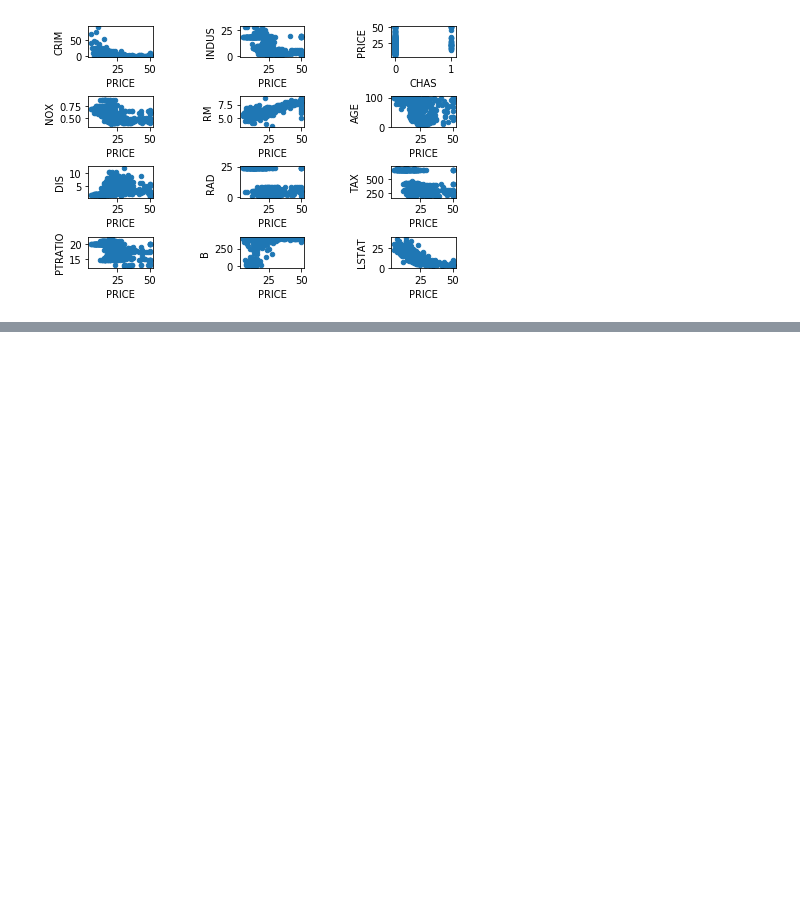
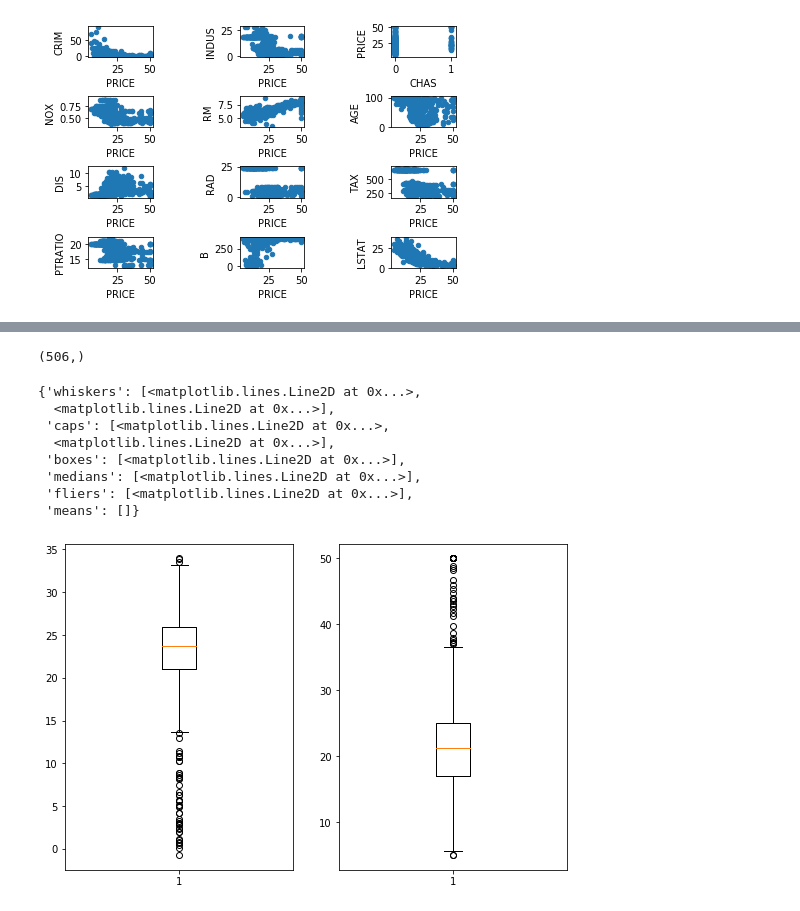
Before and after one commit to shanecanny1/Machine-Learning-and-Statistics-Project, a Jupyter notebook: Machine Learning Project Boston House Prices.ipynb, the cells around one changed output, grey strips where cells are left out. Drawn from its saved outputs; the diff is of its cells as text; code cells hidden in the pictures; blank space fills up the shorter version.

Commit message:
Created a neural network with all columns as inputs, converted df to list to arrays to create box plots

```diff
--- a/Machine Learning Project Boston House Prices.ipynb
+++ b/Machine Learning Project Boston House Prices.ipynb
@@ -346,0 +333,13 @@ sns.catplot(x="PRICE", y="NOX", hue="CHAS", kind="bar", data=house)
+# %%
+## Creating a Neural Network ##
+
+m=ks.models.Sequential()
+m.add(ks.layers.Dense(10,input_dim=13, activation='linear'))
+m.add(ks.layers.Dense(10, activation='linear'))
+m.add(ks.layers.Dense(1, activation='linear'))
+# %%
+m.compile(loss='mean_squared_error',optimizer='adam')
+# %%
+## Training the Neural Network ##
+
+m.fit(inputs,outputs,epochs=10,batch_size=11)
@@ -346,0 +388,2 @@ sns.catplot(x="PRICE", y="NOX", hue="CHAS", kind="bar", data=house)
+# %%
+Predicted_Price= m.predict(inputs)
@@ -346,0 +444,22 @@ sns.catplot(x="PRICE", y="NOX", hue="CHAS", kind="bar", data=house)
+# %%
+r.shape
+# %% [output]
+(506,)
+# %%
+## Creating Boxplots of the Predicted Values and the Original House Price Values ##
+
+fig = plt.figure(1, figsize=(9, 6))
+ax = fig.add_subplot(121)
+ax.boxplot(Predicted_Price)
+ax = fig.add_subplot(122)
+ax.boxplot(PRICE)
+# %% [output]
+{'whiskers': [<matplotlib.lines.Line2D at 0x...>,
+  <matplotlib.lines.Line2D at 0x...>],
+ 'caps': [<matplotlib.lines.Line2D at 0x...>,
+  <matplotlib.lines.Line2D at 0x...>],
+ 'boxes': [<matplotlib.lines.Line2D at 0x...>],
+ 'medians': [<matplotlib.lines.Line2D at 0x...>],
+ 'fliers': [<matplotlib.lines.Line2D at 0x...>],
+ 'means': []}
+[figure, added]
```
Also changed, not shown: parts of 15 cells of this notebook.
